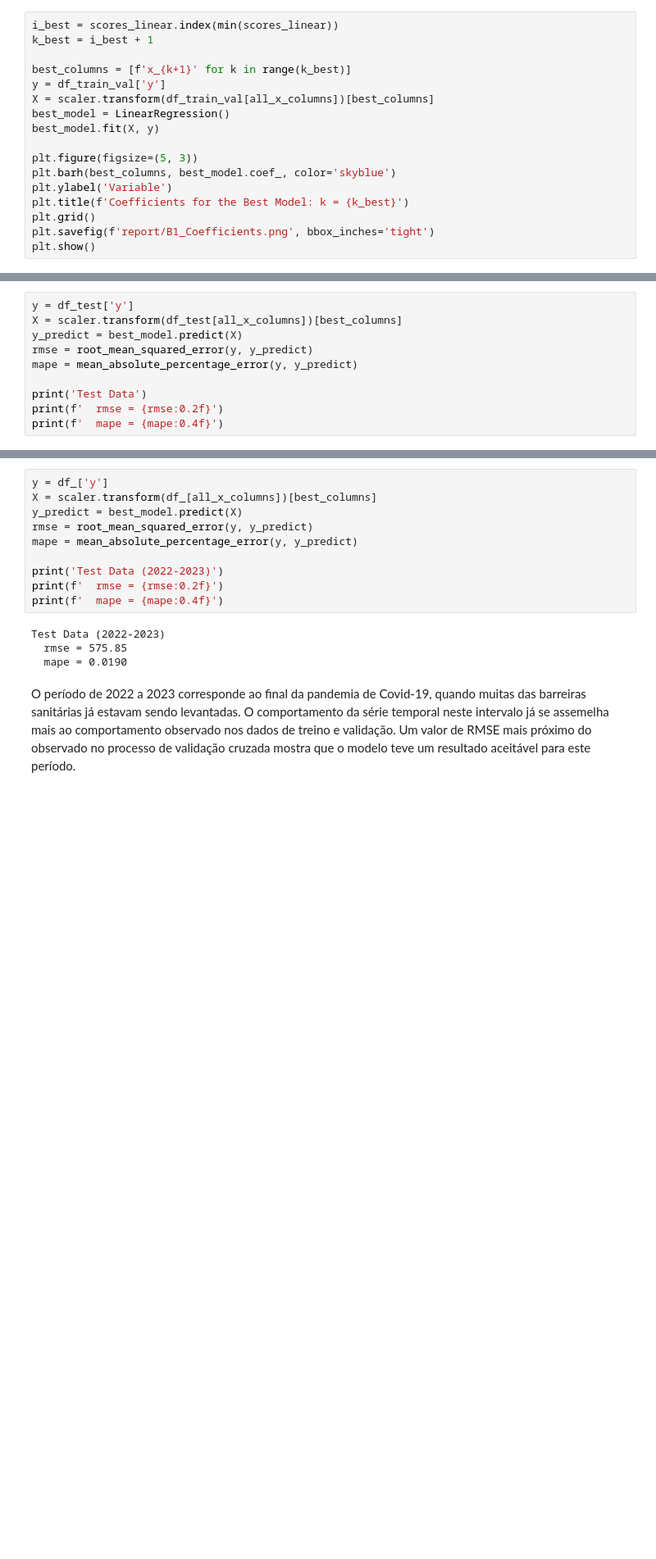
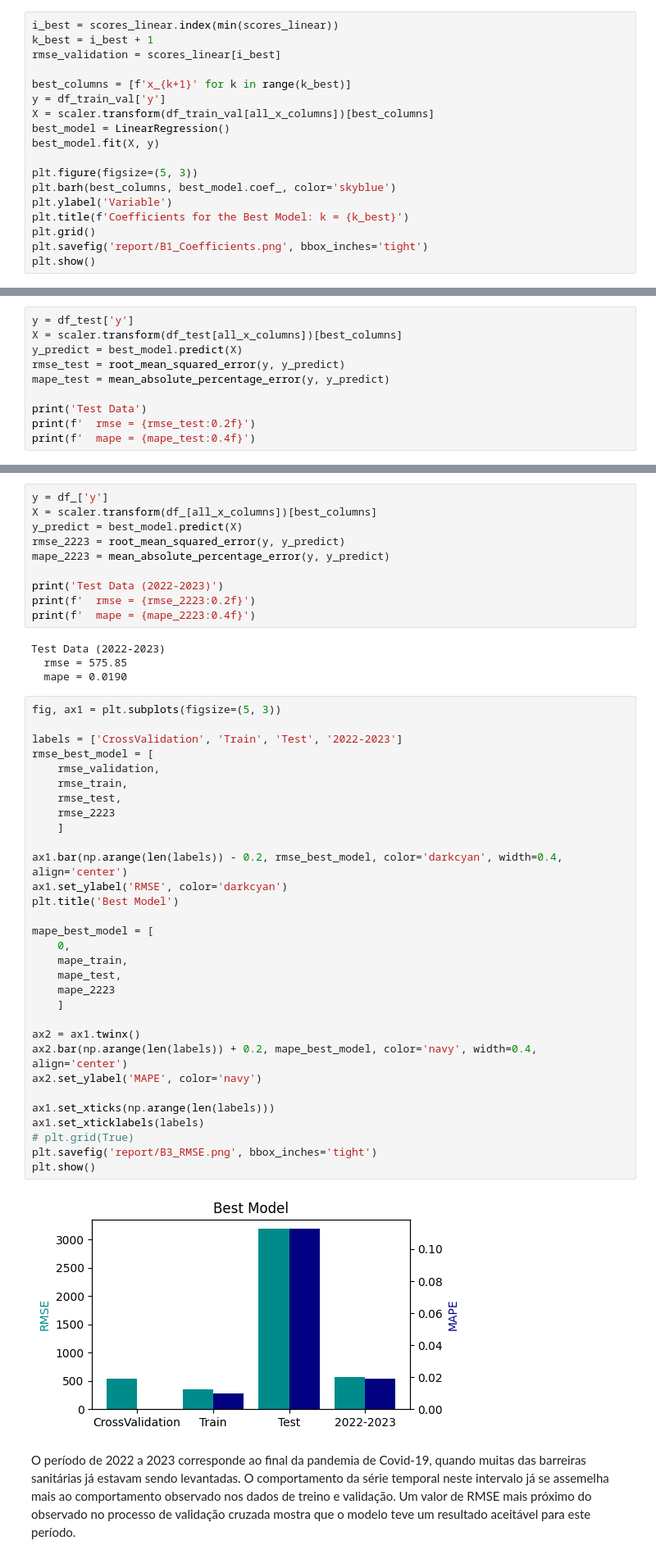
Before and after one commit to TiagoCAAmorim/machine_learning, a Jupyter notebook: Lista01/Lista01.ipynb, the cells around one changed output, grey strips where cells are left out. Shown at 82% size. Drawn from its saved outputs; the diff is of its cells as text; blank space fills up the shorter version.

```diff
--- a/Lista01/Lista01.ipynb
+++ b/Lista01/Lista01.ipynb
@@ -431,6 +431,7 @@ plt.show()
 # %%
 i_best = scores_linear.index(min(scores_linear))
 k_best = i_best + 1
+rmse_validation = scores_linear[i_best]
 
 best_columns = [f'x_{k+1}' for k in range(k_best)]
 y = df_train_val['y']
@@ -443,7 +444,7 @@ plt.barh(best_columns, best_model.coef_, color='skyblue')
 plt.ylabel('Variable')
 plt.title(f'Coefficients for the Best Model: k = {k_best}')
 plt.grid()
-plt.savefig(f'report/B1_Coefficients.png', bbox_inches='tight')
+plt.savefig('report/B1_Coefficients.png', bbox_inches='tight')
 plt.show()
 # %% [output]
 [figure]
@@ -507,12 +525,12 @@ plt.show()
 y = df_test['y']
 X = scaler.transform(df_test[all_x_columns])[best_columns]
 y_predict = best_model.predict(X)
-rmse = root_mean_squared_error(y, y_predict)
-mape = mean_absolute_percentage_error(y, y_predict)
+rmse_test = root_mean_squared_error(y, y_predict)
+mape_test = mean_absolute_percentage_error(y, y_predict)
 
 print('Test Data')
-print(f'  rmse = {rmse:0.2f}')
-print(f'  mape = {mape:0.4f}')
+print(f'  rmse = {rmse_test:0.2f}')
+print(f'  mape = {mape_test:0.4f}')
 # %% [output]
 Test Data
   rmse = 3187.39
@@ -555,16 +573,49 @@ plt.show()
 y = df_['y']
 X = scaler.transform(df_[all_x_columns])[best_columns]
 y_predict = best_model.predict(X)
-rmse = root_mean_squared_error(y, y_predict)
-mape = mean_absolute_percentage_error(y, y_predict)
+rmse_2223 = root_mean_squared_error(y, y_predict)
+mape_2223 = mean_absolute_percentage_error(y, y_predict)
 
 print('Test Data (2022-2023)')
-print(f'  rmse = {rmse:0.2f}')
-print(f'  mape = {mape:0.4f}')
+print(f'  rmse = {rmse_2223:0.2f}')
+print(f'  mape = {mape_2223:0.4f}')
 # %% [output]
 Test Data (2022-2023)
   rmse = 575.85
   mape = 0.0190
+# %%
+fig, ax1 = plt.subplots(figsize=(5, 3))
+
+labels = ['CrossValidation', 'Train', 'Test', '2022-2023']
+rmse_best_model = [
+    rmse_validation,
+    rmse_train,
+    rmse_test,
+    rmse_2223
+    ]
+
+ax1.bar(np.arange(len(labels)) - 0.2, rmse_best_model, color='darkcyan', width=0.4, align='center')
+ax1.set_ylabel('RMSE', color='darkcyan')
+plt.title('Best Model')
+
+mape_best_model = [
+    0,
+    mape_train,
+    mape_test,
+    mape_2223
+    ]
+
+ax2 = ax1.twinx()
+ax2.bar(np.arange(len(labels)) + 0.2, mape_best_model, color='navy', width=0.4, align='center')
+ax2.set_ylabel('MAPE', color='navy')
+
+ax1.set_xticks(np.arange(len(labels)))
+ax1.set_xticklabels(labels)
+# plt.grid(True)
+plt.savefig('report/B3_RMSE.png', bbox_inches='tight')
+plt.show()
+# %% [output]
+[figure, added]
 # %% [markdown]
 O período de 2022 a 2023 corresponde ao final da pandemia de Covid-19, quando muitas das barreiras sanitárias já estavam sendo levantadas. O comportamento da série temporal neste intervalo já se assemelha mais ao comportamento observado nos dados de treino e validação. Um valor de RMSE mais próximo do observado no processo de validação cruzada mostra que o modelo teve um resultado aceitável para este período.
 # %% [markdown]
```
Also changed, not shown: parts of 23 cells of this notebook, 4 other files.
